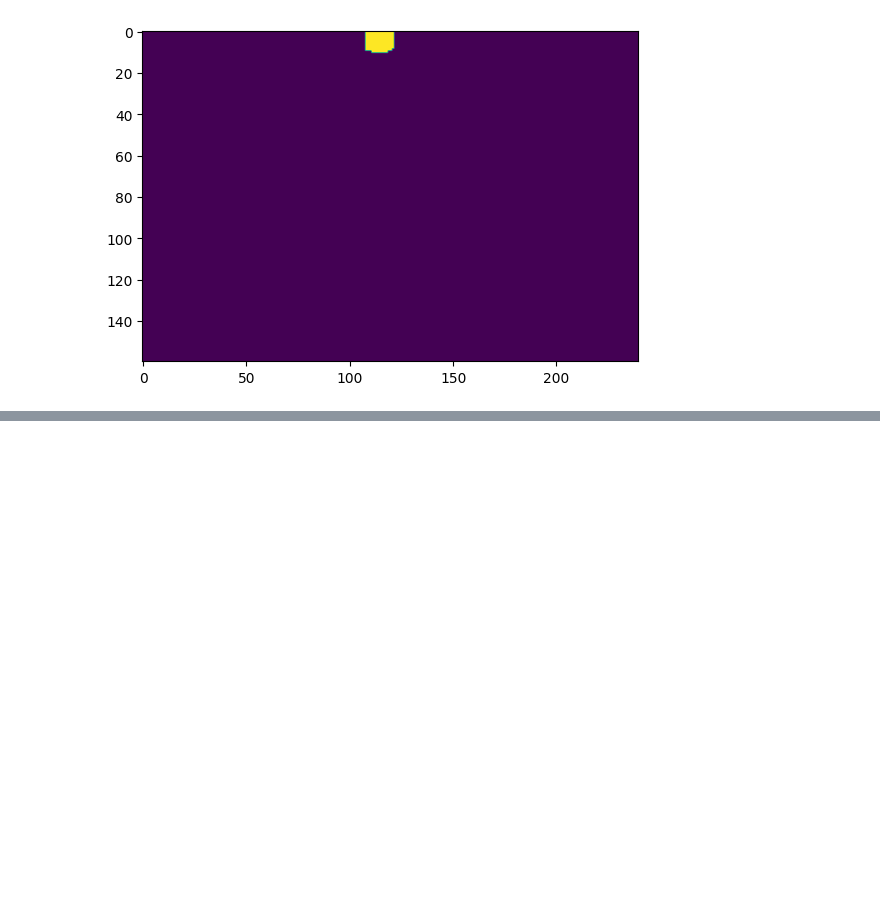
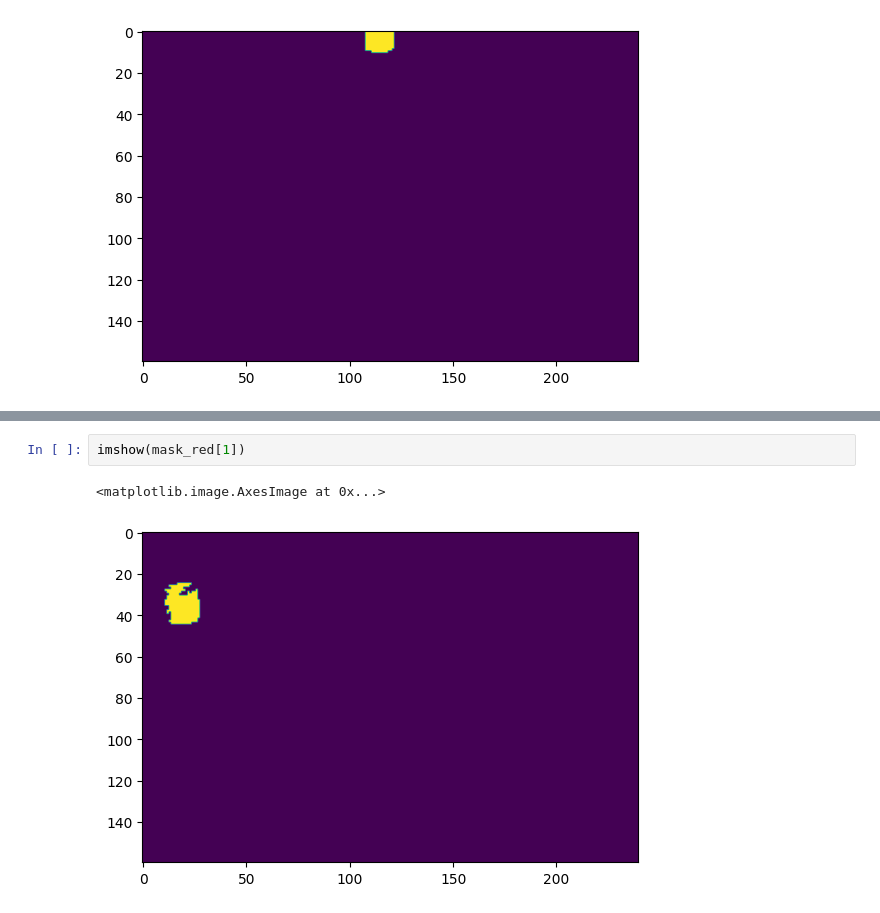
Before and after one commit to pdtraver/DL_Final_Project, a Jupyter notebook: Mask from Image and slot attention.ipynb, the cells around one changed output, grey strips where cells are left out. Saved outputs shown, nothing was run; the diff lists cells and outputs as text; blank space fills up the shorter version.

```diff
--- a/Mask from Image and slot attention.ipynb
+++ b/Mask from Image and slot attention.ipynb
@@ -166 +197,6 @@ imshow(mask_red)
+# %%
+imshow(mask_red[1])
+# %% [output]
+<matplotlib.image.AxesImage at 0x...>
+[figure, added]
 # %%
```
Also changed, not shown: parts of 11 cells of this notebook.
